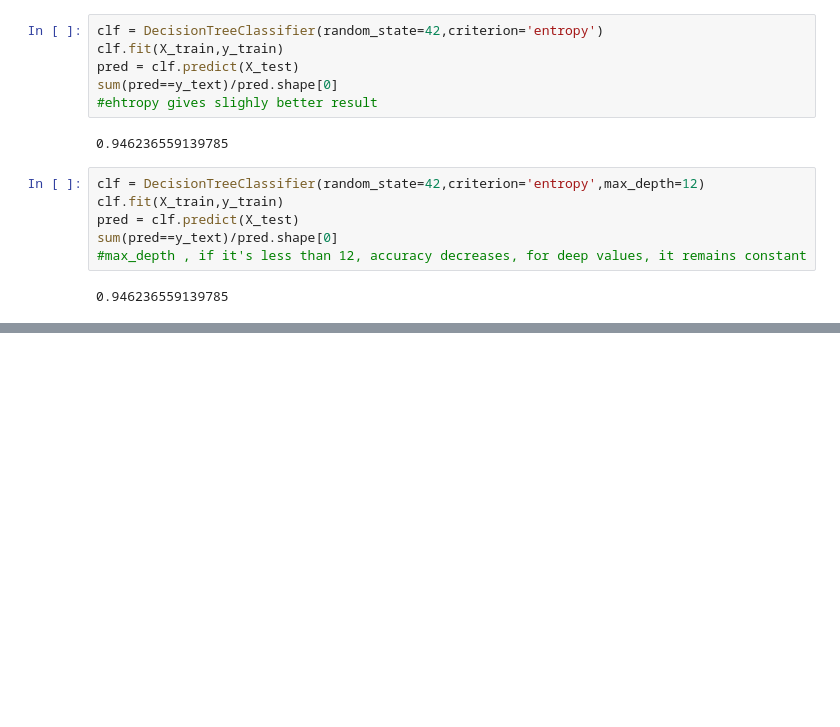
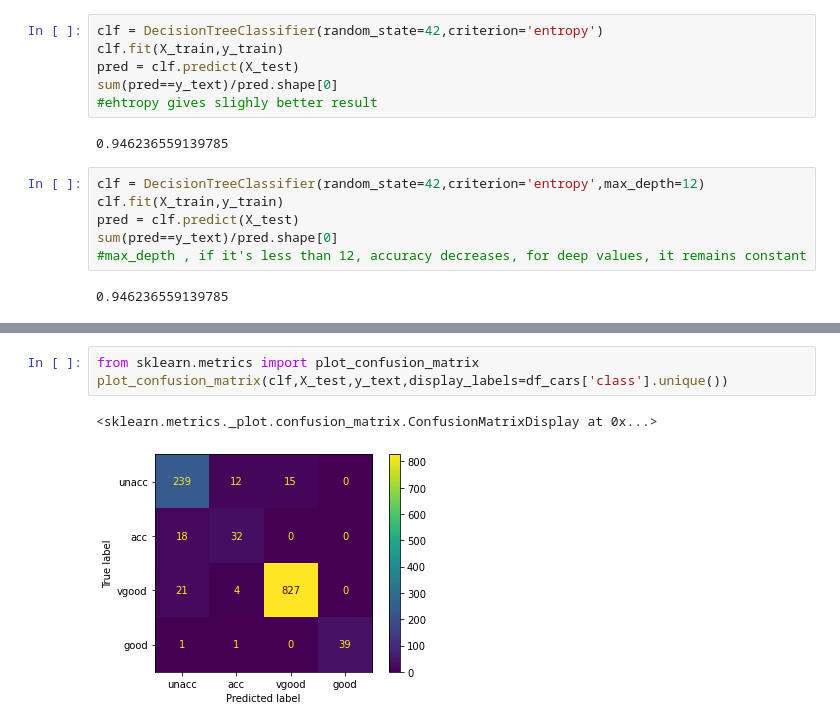
Before and after one commit to S-Alikhonov/AI_ML, a Jupyter notebook: Chapter 2/06. Trees/DT_cars.ipynb, the cells around one changed output, grey strips where cells are left out. Cells and saved outputs as stored; diff of their text form; blank space fills up the shorter version.

```diff
--- a/Chapter 2/06. Trees/DT_cars.ipynb
+++ b/Chapter 2/06. Trees/DT_cars.ipynb
@@ -53,0 +61,6 @@ sum(pred==y_text)/pred.shape[0]
+# %%
+from sklearn.metrics import plot_confusion_matrix
+plot_confusion_matrix(clf,X_test,y_text,display_labels=df_cars['class'].unique())
+# %% [output]
+<sklearn.metrics._plot.confusion_matrix.ConfusionMatrixDisplay at 0x...>
+[figure, added]
```
Also changed, not shown: parts of 3 cells of this notebook, 13 other files.
